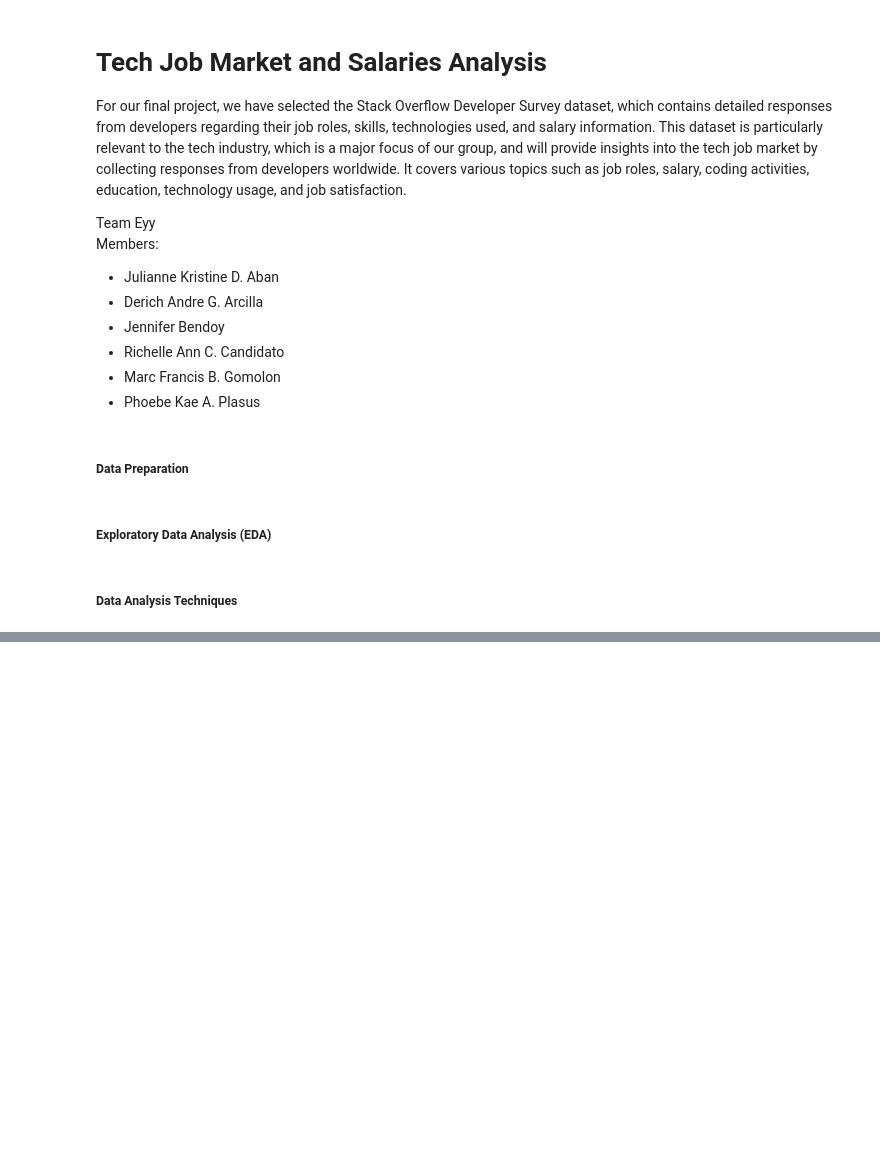
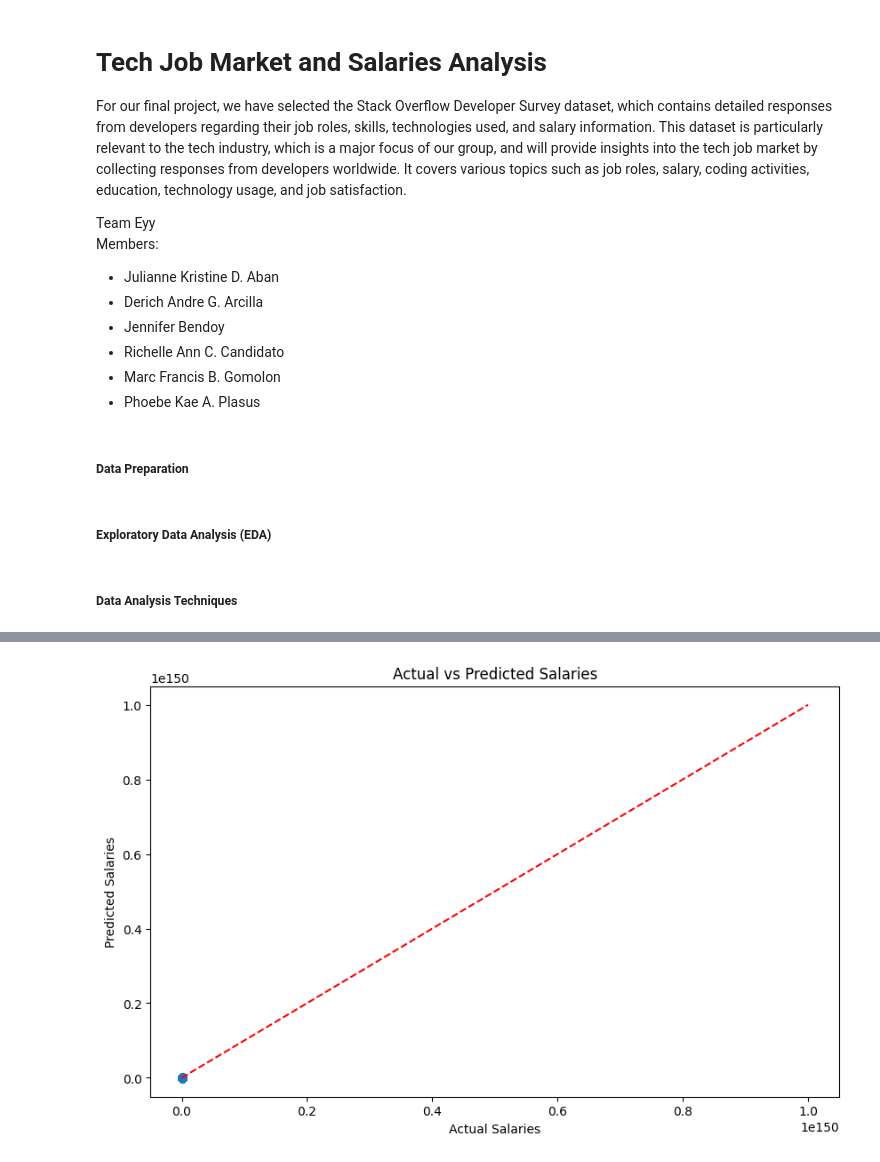
Before and after one commit to jbendoy/ie3, a Jupyter notebook: team-eyy-final-proj.ipynb, the cells around one changed output, grey strips where cells are left out. Saved outputs shown, nothing was run; the diff lists cells and outputs as text; code cells hidden in the pictures; blank space fills up the shorter version.

Commit message:
Linear Regression

```diff
--- a/team-eyy-final-proj.ipynb
+++ b/team-eyy-final-proj.ipynb
@@ -31,3 +31,88 @@ Members:
 # K-means Clustering
 # %%
 # Linear Regression
+# %%
+import pandas as pd
+import numpy as np
+import matplotlib.pyplot as plt
+from sklearn.model_selection import train_test_split
+from sklearn.linear_model import LinearRegression
+from sklearn.preprocessing import OneHotEncoder
+from sklearn.compose import ColumnTransformer
+from sklearn.pipeline import Pipeline
+from sklearn.metrics import mean_squared_error, r2_score
+
+# Load the dataset
+df = pd.read_csv('cleaned_file.csv')
+
+# Check for missing values in the important columns (Salary, YearsCodePro, YearsCode, EdLevel, JobSat, etc.)
+print("Missing values in each column:")
+print(df[['YearsCodePro', 'YearsCode', 'EdLevel', 'JobSat', 'DevType', 'Salary']].isnull().sum())
+
+# Handle missing values
+# Drop rows with missing values in important columns
+df = df.dropna(subset=['YearsCodePro', 'YearsCode', 'EdLevel', 'JobSat', 'DevType', 'Salary'])
+
+# Alternatively, you could fill missing values with the median for numerical columns and the mode for categorical columns
+# df['JobSat'].fillna(df['JobSat'].mode()[0], inplace=True)  # Mode for categorical variables
+# df['DevType'].fillna(df['DevType'].mode()[0], inplace=True)  # Mode for categorical variables
+
+# Check if the necessary columns exist in the DataFrame
+print("\nColumns in the DataFrame:")
+print(df.columns.tolist())
+
+# Strip whitespace from column names to avoid mismatches
+df.columns = df.columns.str.strip()
+
+# Ensure the 'Salary' column exists
+if 'Salary' not in df.columns:
+    print("The column 'Salary' is not available in the DataFrame. Please check the column names.")
+else:
+    # Define features and target variable only if 'Salary' exists
+    X = df[['YearsCodePro', 'YearsCode', 'EdLevel', 'JobSat', 'DevType']]  # Adjusted features list
+    y = df['Salary']  # Target variable representing salary
+
+    # Split the data into training and testing sets (80% train, 20% test)
+    X_train, X_test, y_train, y_test = train_test_split(X, y, test_size=0.2, random_state=42)
+
+    # Define preprocessor for categorical and numerical features
+    preprocessor = ColumnTransformer(
+        transformers=[
+            ('num', 'passthrough', ['YearsCodePro', 'YearsCode', 'JobSat']),  # Keep numerical features
+            ('cat', OneHotEncoder(), ['EdLevel', 'DevType'])  # One-hot encode categorical features
+        ])
+
+    # Create a pipeline that first transforms the data then fits a linear regression model
+    pipeline = Pipeline(steps=[('preprocessor', preprocessor),
+                                 ('model', LinearRegression())])
+
+    # Fit the model to the training data
+    pipeline.fit(X_train, y_train)
+
+    # Make predictions on the test set
+    y_pred = pipeline.predict(X_test)
+
+    # Calculate Mean Squared Error and R-squared
+    mse = mean_squared_error(y_test, y_pred)
+    r2 = r2_score(y_test, y_pred)
+
+    print(f'\nMean Squared Error: {mse}')
+    print(f'R-squared: {r2}')
+
+    # Get feature names after one-hot encoding and display coefficients
+    feature_names = pipeline.named_steps['preprocessor'].get_feature_names_out()
+    coefficients = pipeline.named_steps['model'].coef_
+
+    feature_importance = pd.DataFrame({'Feature': feature_names, 'Coefficient': coefficients})
+    print("\nFeature Importance (Coefficients):")
+    print(feature_importance.sort_values(by='Coefficient', ascending=False))
+
+    # Optional: Visualize the predicted vs actual salaries (for a subset)
+    plt.figure(figsize=(10, 6))
+    plt.scatter(y_test, y_pred)
+    plt.xlabel('Actual Salaries')
+    plt.ylabel('Predicted Salaries')
+    plt.title('Actual vs Predicted Salaries')
+    plt.plot([y.min(), y.max()], [y.min(), y.max()], color='red', linestyle='--')  # Line for perfect prediction
+    plt.show()
+# %% [output]
@@ -34,2 +136,3 @@ Members:
+[figure, added]
 # %%
 # Apriori Algorithm
```
Also changed, not shown: parts of 1 cell of this notebook.
